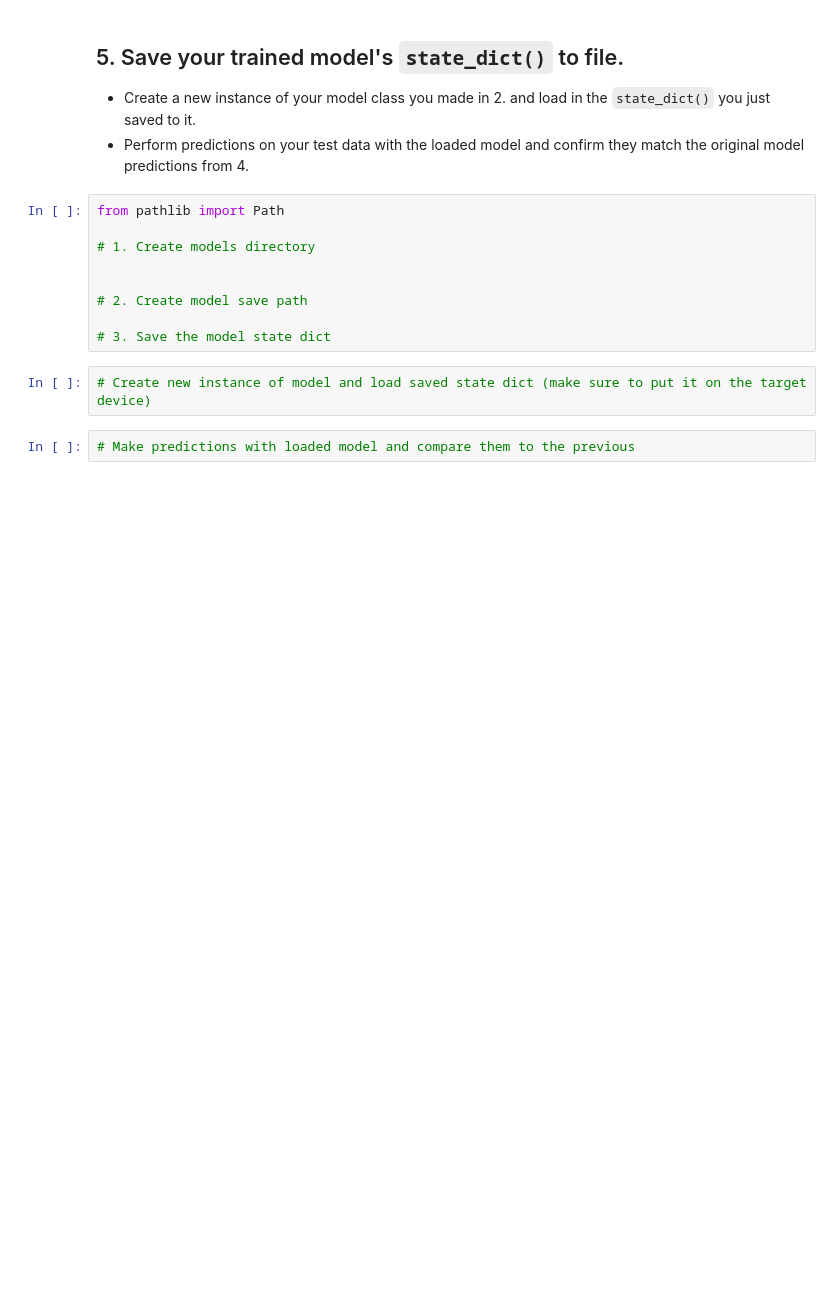
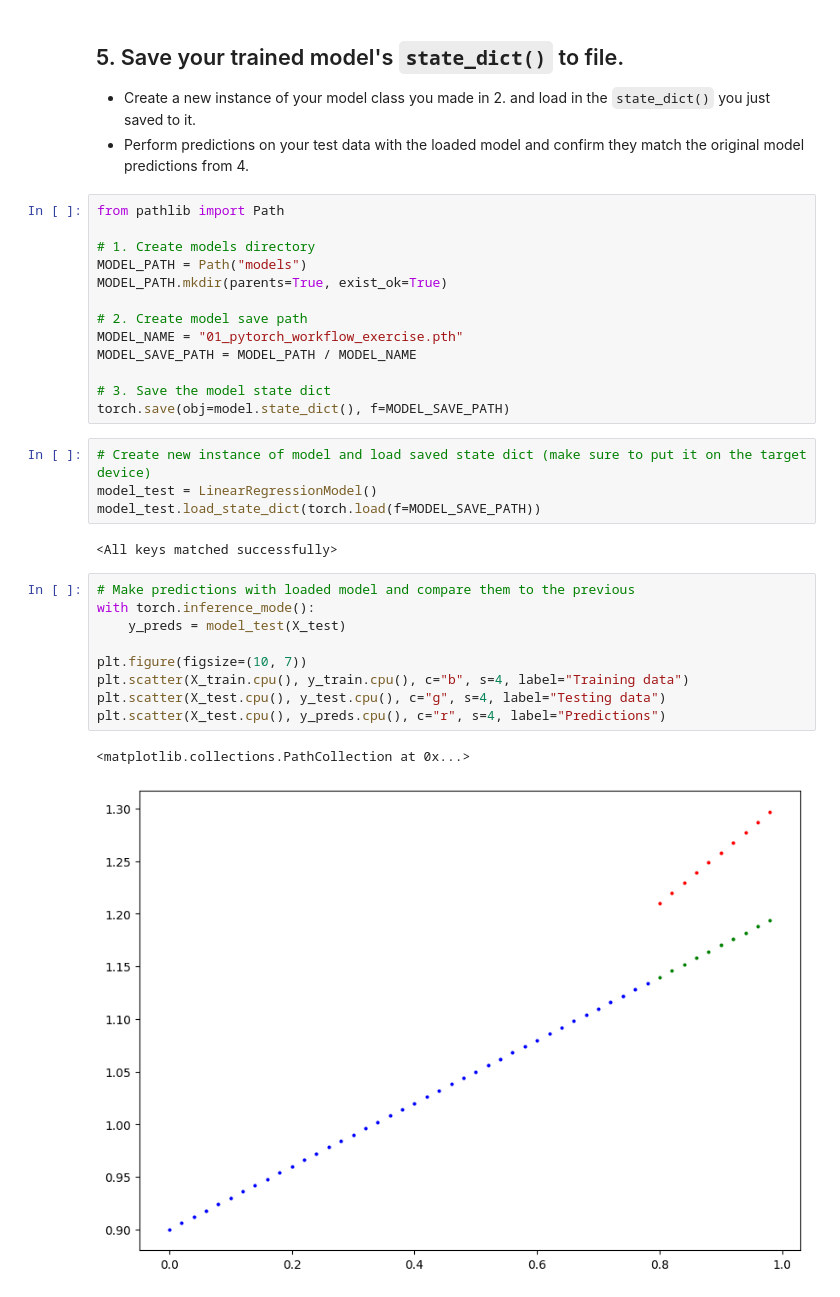
Before and after one commit to alienpenguin10/pytorch-learning, a Jupyter notebook: 01_pytorch_workflow_exercises.ipynb, the cells around one changed output. Drawn from its saved outputs; the diff is of its cells as text; blank space fills up the shorter version.

Commit message:
exercise 1 complete

```diff
--- a/01_pytorch_workflow_exercises.ipynb
+++ b/01_pytorch_workflow_exercises.ipynb
@@ -176,12 +207,30 @@ for epoch in range(epochs):
 from pathlib import Path
 
 # 1. Create models directory
-
+MODEL_PATH = Path("models")
+MODEL_PATH.mkdir(parents=True, exist_ok=True)
 
 # 2. Create model save path
+MODEL_NAME = "01_pytorch_workflow_exercise.pth"
+MODEL_SAVE_PATH = MODEL_PATH / MODEL_NAME
 
 # 3. Save the model state dict
+torch.save(obj=model.state_dict(), f=MODEL_SAVE_PATH)
 # %%
 # Create new instance of model and load saved state dict (make sure to put it on the target device)
+model_test = LinearRegressionModel()
+model_test.load_state_dict(torch.load(f=MODEL_SAVE_PATH))
+# %% [output]
+<All keys matched successfully>
-# %%
-# Make predictions with loaded model and compare them to the previous
+# %%
+# Make predictions with loaded model and compare them to the previous
+with torch.inference_mode():
+    y_preds = model_test(X_test)
+
+plt.figure(figsize=(10, 7))
+plt.scatter(X_train.cpu(), y_train.cpu(), c="b", s=4, label="Training data")
+plt.scatter(X_test.cpu(), y_test.cpu(), c="g", s=4, label="Testing data")
+plt.scatter(X_test.cpu(), y_preds.cpu(), c="r", s=4, label="Predictions")
+# %% [output]
+<matplotlib.collections.PathCollection at 0x...>
+[figure, added]
```
Also changed, not shown: parts of 8 cells of this notebook, 1 other file.
